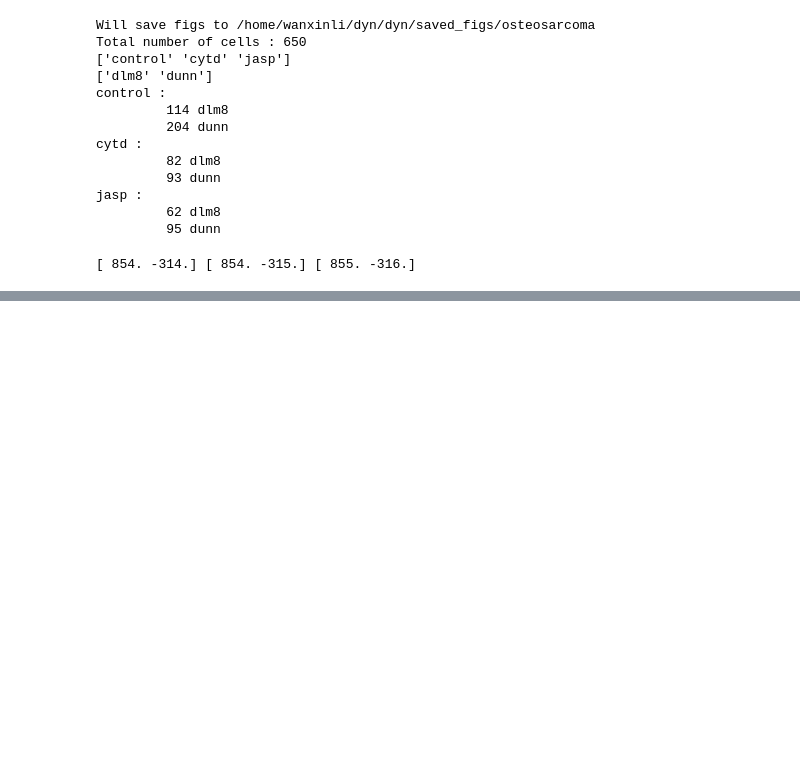
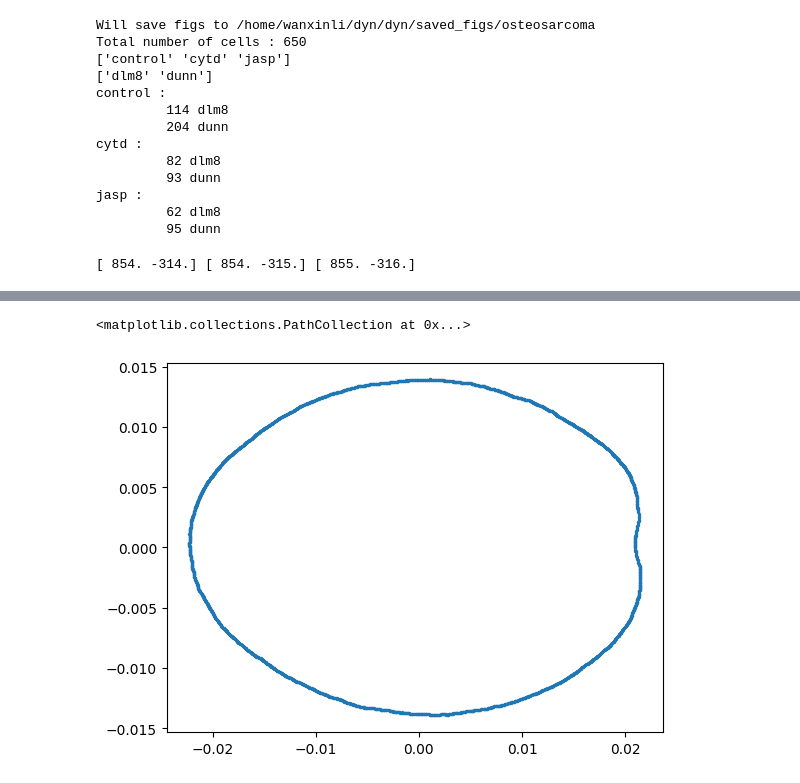
Before and after one commit to wxli0/dyn, a Jupyter notebook: dyn/notebooks/examine_velocity_zero.ipynb, the cells around one changed output, grey strips where cells are left out. Drawn from its saved outputs; the diff is of its cells as text; code cells hidden in the pictures; blank space fills up the shorter version.

```diff
--- a/dyn/notebooks/examine_velocity_zero.ipynb
+++ b/dyn/notebooks/examine_velocity_zero.ipynb
@@ -340,0 +358,7 @@ plt.scatter(cell[0, 0], cell[0, 1], s= 0.1, c='red')
+# %%
+ref_path = "/home/wanxinli/dyn/dyn/datasets/osteosarcoma/aligned/projection_rescale_rotation_reparameterization_first_round/reference.txt"
+cell = np.loadtxt(ref_path)
+plt.scatter(cell[:, 0], cell[:, 1], s=2)
+# %% [output]
+<matplotlib.collections.PathCollection at 0x...>
+[figure, added]
```
Also changed, not shown: parts of 3 cells of this notebook, 3 other files.
